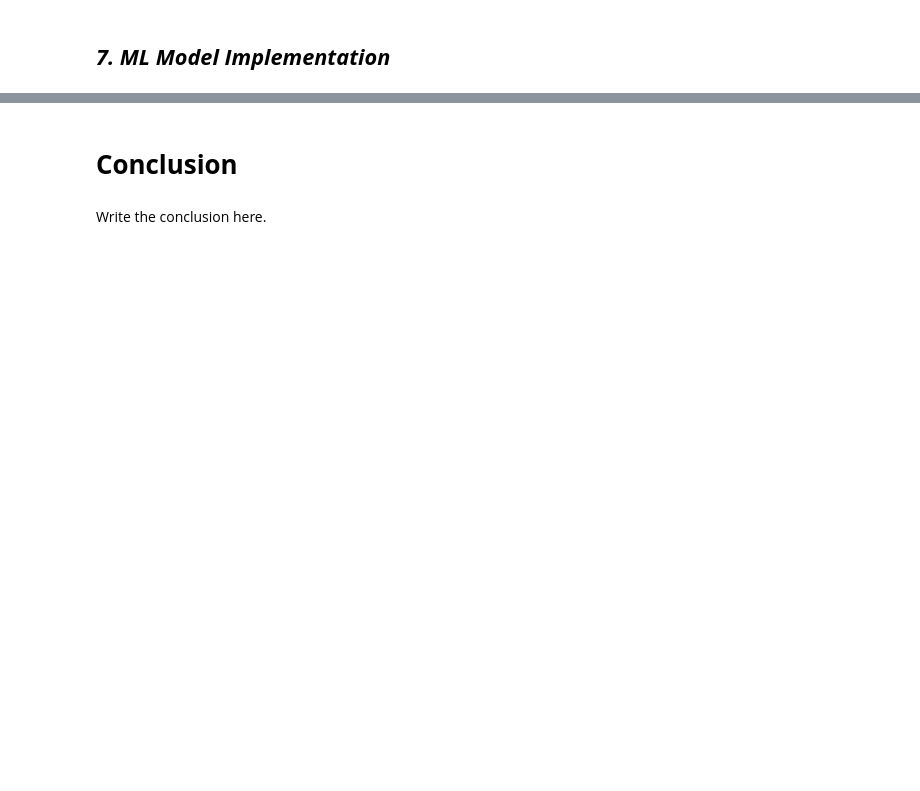
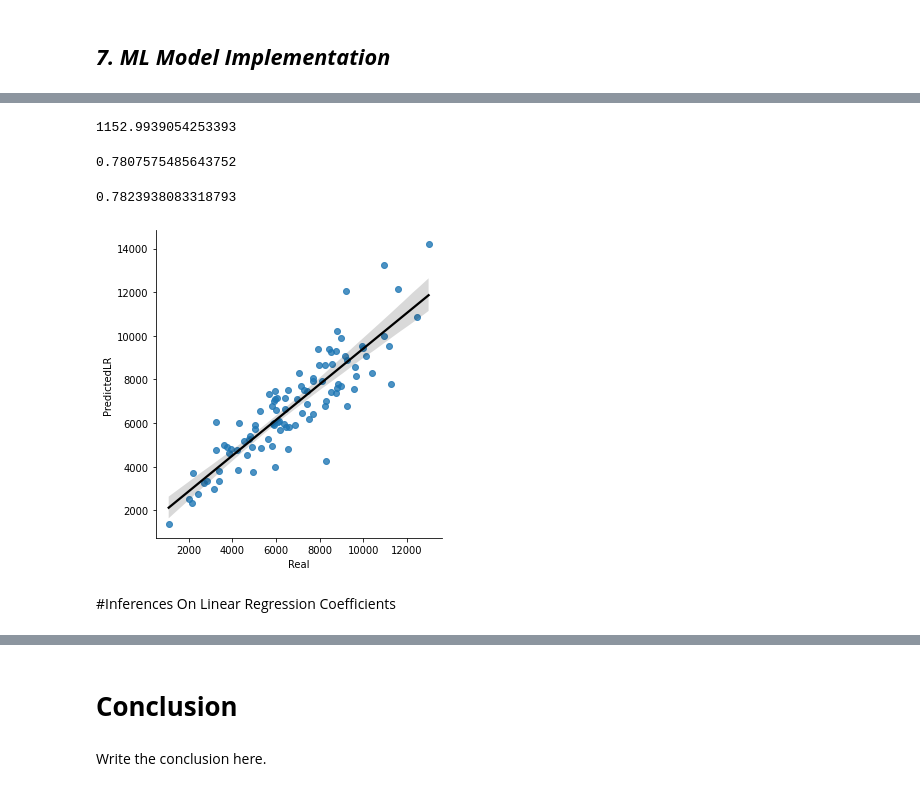
Before and after one commit to Gyanendra079/Capstone-project-2, a Jupyter notebook: Retail_Sales_Prediction.ipynb, the cells around one changed output, grey strips where cells are left out. Drawn from its saved outputs; the diff is of its cells as text; code cells hidden in the pictures; blank space fills up the shorter version.

```diff
--- a/Retail_Sales_Prediction.ipynb
+++ b/Retail_Sales_Prediction.ipynb
@@ -878,0 +930,4 @@ Answer Here.
+# %%
+# Fitting Multiple Linear Regression to the Training set
+regressor = LinearRegression()
+regressor.fit(X_train, y_train)
@@ -878,0 +950,3 @@ Answer Here.
+# %%
+# Predicting the Test set results
+y_pred = regressor.predict(X_test)
@@ -878,0 +957,30 @@ Answer Here.
+# %%
+# Test performance
+math.sqrt(mean_squared_error(y_test, y_pred))
+# %% [output]
+1152.9939054253393
+# %%
+train_score_1=regressor.score(X_train,y_train)
+train_score_1
+# %% [output]
+0.7807575485643752
+# %%
+test_score_1=regressor.score(X_test,y_test)
+test_score_1
+# %% [output]
+0.7823938083318793
+# %%
+#storing 100 observations for analysis
+simple_lr_pred = y_pred[:100]
+simple_lr_real = y_test[:100]
+dataset_lr = pd.DataFrame({'Real':simple_lr_real,'PredictedLR':simple_lr_pred}) #storing these values into dataframe
+# %%
+#storing absolute diffrences between actual sales price and predicted
+dataset_lr['diff']=(dataset_lr['Real']-dataset_lr['PredictedLR']).abs()
+# %%
+#visualising our predictions through intermediate plot
+sns.lmplot(x='Real', y='PredictedLR', data=dataset_lr, line_kws={'color': 'black'});
+# %% [output]
+[figure, added]
+# %% [markdown]
+#Inferences On Linear Regression Coefficients
```
Also changed, not shown: parts of 233 cells of this notebook.
